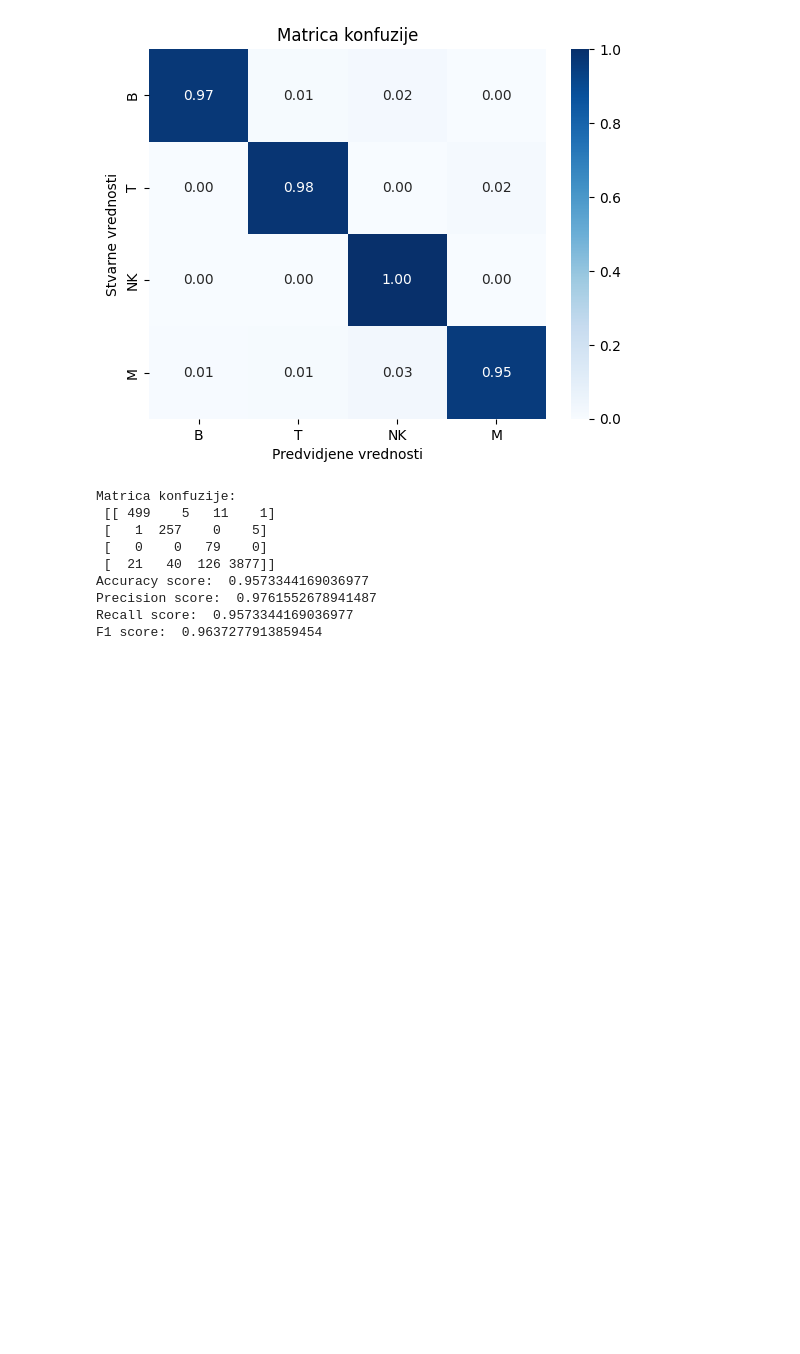
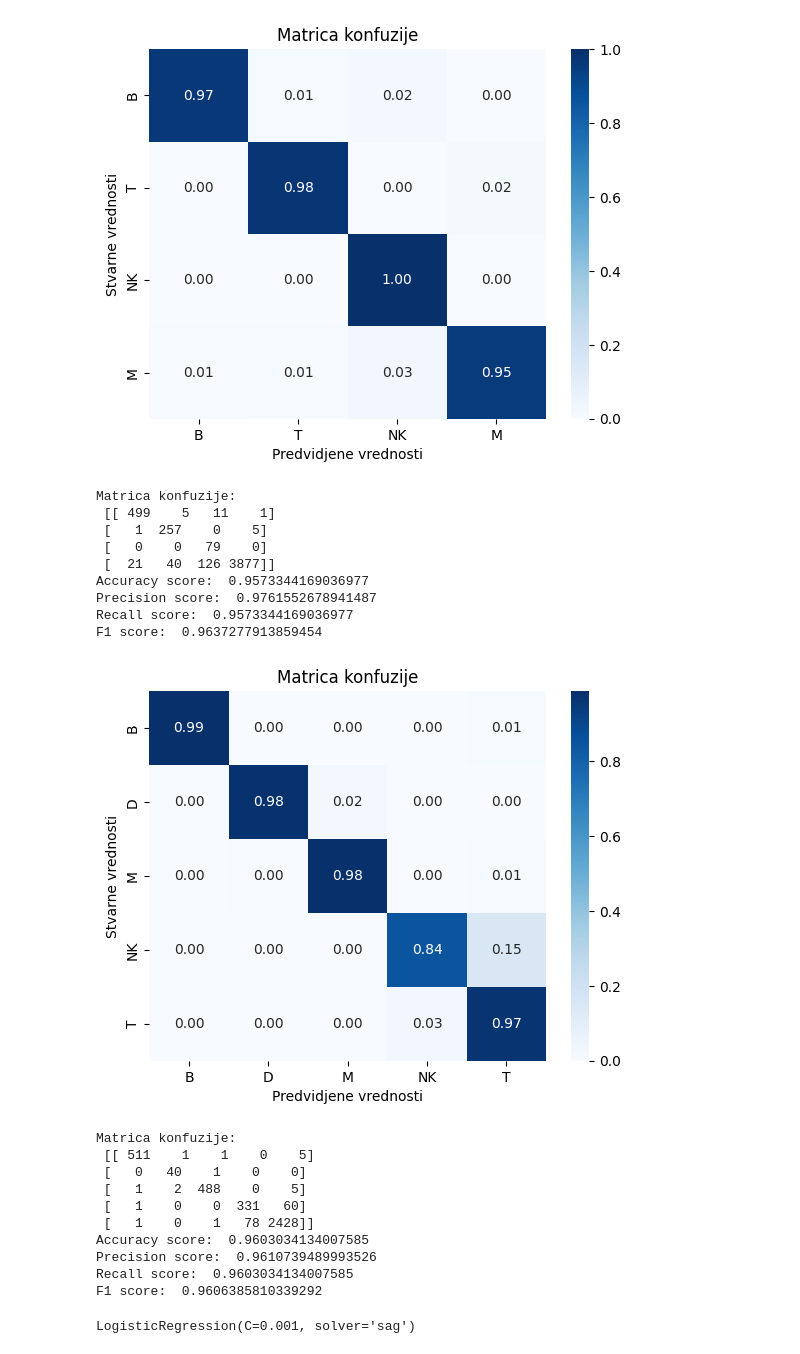
Before and after one commit to bogdans55/ip2-projekat, a Jupyter notebook: models/logistic_regression.ipynb, the cells around one changed output. Saved outputs shown, nothing was run; the diff lists cells and outputs as text; code cells hidden in the pictures; blank space fills up the shorter version.

Commit message:
trained logreg and nn on oversampled data

```diff
--- a/models/logistic_regression.ipynb
+++ b/models/logistic_regression.ipynb
@@ -30,11 +28,11 @@ X_train, X_test, y_train, y_test = train_test_split(X, y, test_size=0.3, random_
 # %%
 from sklearn.metrics import confusion_matrix, accuracy_score, precision_score, recall_score, f1_score
 # %%
-def model_info(y_real, y_pred):
+def model_info(y_real, y_pred, labels=['B', 'D', 'M', 'NK', 'T']):
     cm = confusion_matrix(y_real, y_pred)
     class_sums = cm.sum(axis=1)
     normalized_conf_matrix = cm / class_sums[:, np.newaxis]
-    sns.heatmap(normalized_conf_matrix, annot=True, cmap='Blues', xticklabels=y_real.unique(), yticklabels=y_real.unique(), fmt='.2f')
+    sns.heatmap(normalized_conf_matrix, annot=True, cmap='Blues', xticklabels=labels, yticklabels=labels, fmt='.2f')
     plt.xlabel('Predvidjene vrednosti')
     plt.ylabel('Stvarne vrednosti')
     plt.title('Matrica konfuzije')
@@ -418,3 +411,26 @@ Accuracy score:  0.9573344169036977
 Precision score:  0.9761552678941487
 Recall score:  0.9573344169036977
 F1 score:  0.9637277913859454
+# %%
+train_data = pd.read_csv('../data/oversampled_train_BS1.csv')
+X_train = train_data.drop(['Group'], axis=1)
+y_train = train_data['Group']
+test_data = pd.read_csv('../data/oversampled_test_BS1.csv')
+X_test = test_data.drop(['Group'], axis=1)
+y_test = test_data['Group']
+params = {'C': 0.001, 'penalty': 'l2', 'solver': 'sag'}
+model = LogisticRegression(**params)
+build_model(model, X_train, X_test, y_train, y_test)
+# %% [output]
+[figure, added]
+Matrica konfuzije:
+ [[ 511    1    1    0    5]
+ [   0   40    1    0    0]
+ [   1    2  488    0    5]
+ [   1    0    0  331   60]
+ [   1    0    1   78 2428]]
+Accuracy score:  0.9603034134007585
+Precision score:  0.9610739489993526
+Recall score:  0.9603034134007585
+F1 score:  0.9606385810339292
+LogisticRegression(C=0.001, solver='sag')
```
Also changed, not shown: parts of 6 cells of this notebook.
